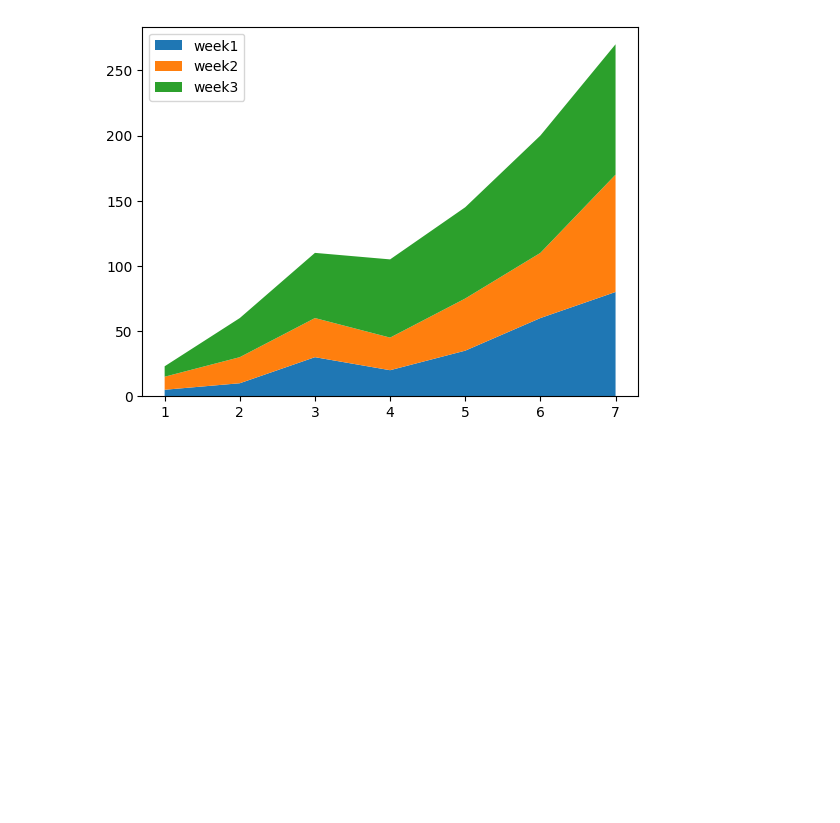
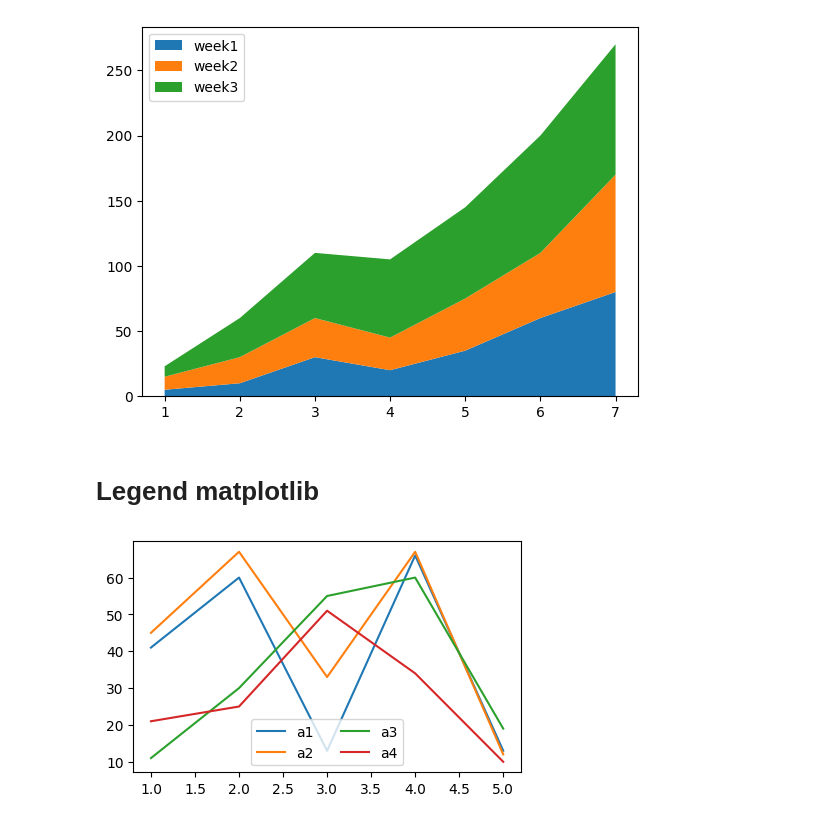
Before and after one commit to jaskiratbudhmaan-ship-it/LocalRepo, a Jupyter notebook: Matplotlib.ipynb, the cells around one changed output. Cells and saved outputs as stored; diff of their text form; code cells hidden in the pictures; blank space fills up the shorter version.

```diff
--- a/Matplotlib.ipynb
+++ b/Matplotlib.ipynb
@@ -184,3 +184,21 @@ plt.legend()
 plt.show()
 # %% [output]
 [figure]
+# %% [markdown]
+# Legend matplotlib
+# %%
+import matplotlib.pyplot as plt
+x1 = [1,2,3,4,5]
+y = [45,67,33,67,12]
+y1=[41,60,13,66,13]
+y2=[11,30,55,60,19]
+y3=[21,25,51,34,10]
+plt.figure(figsize = [5,3])
+plt.plot(x1,y1,label="male")
+plt.plot(x1,y,label='female')
+plt.plot(x1,y2,label="kids")
+plt.plot(x1,y3,label="blanks")
+plt.legend(["a1","a2","a3","a4"],loc = 0,ncols=2)
+plt.show()
+# %% [output]
+[figure, added]
```
Also changed, not shown: parts of 10 cells of this notebook.
